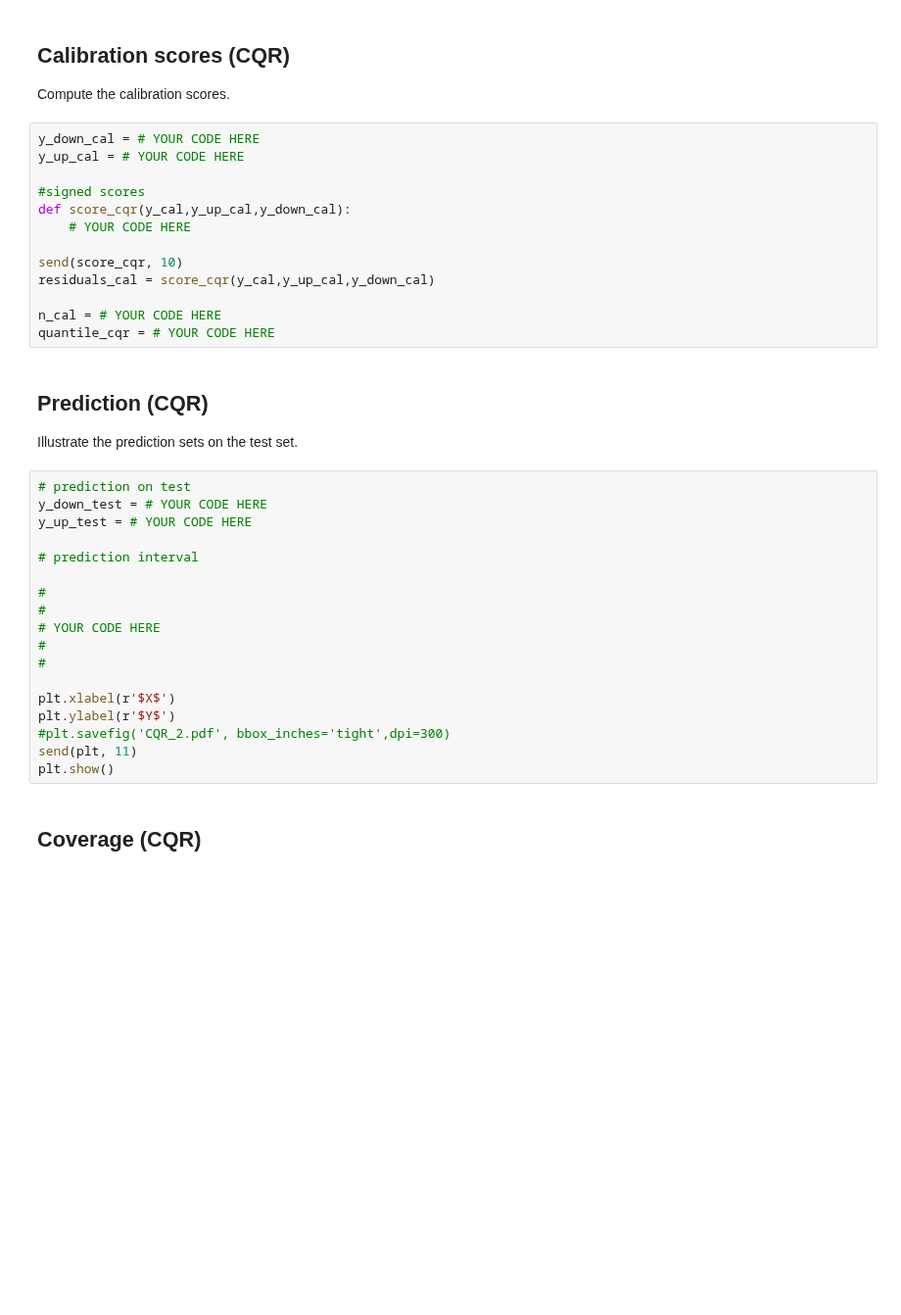
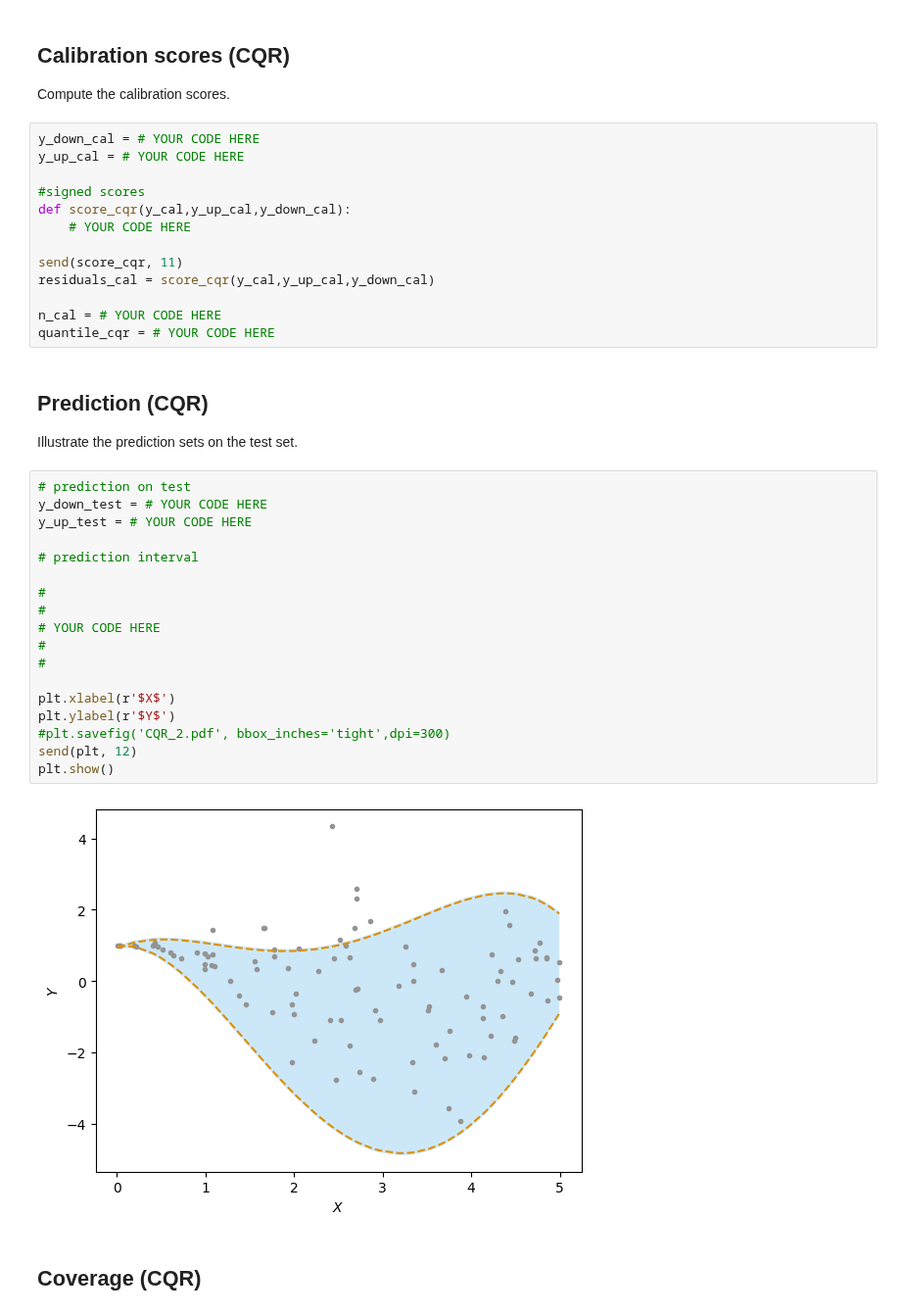
Before and after one commit to claireBoyer/tutorial-conformal-prediction, a Jupyter notebook: labs/TP_cp_init_student_version.ipynb, the cells around one changed output. Shown at 98% size. Cells and saved outputs as stored; diff of their text form; blank space fills up the shorter version.

```diff
--- a/labs/TP_cp_init_student_version.ipynb
+++ b/labs/TP_cp_init_student_version.ipynb
@@ -419,7 +455,7 @@ y_up_cal = # YOUR CODE HERE
 def score_cqr(y_cal,y_up_cal,y_down_cal):
     # YOUR CODE HERE
 
-send(score_cqr, 10)
+send(score_cqr, 11)
 residuals_cal = score_cqr(y_cal,y_up_cal,y_down_cal)
 
 n_cal = # YOUR CODE HERE
@@ -433,21 +469,23 @@ Illustrate the prediction sets on the test set.
 # %%
 # prediction on test
 y_down_test = # YOUR CODE HERE
 y_up_test = # YOUR CODE HERE
 
 # prediction interval
 
 #
 #
 # YOUR CODE HERE
 #
 #
 
 plt.xlabel(r'$X$')
 plt.ylabel(r'$Y$')
 #plt.savefig('CQR_2.pdf', bbox_inches='tight',dpi=300)
-send(plt, 11)
+send(plt, 12)
 plt.show()
+# %% [output]
+[figure, added]
 # %% [markdown]
 <div id="coverage-(CQR)"> </div>
 
```
Also changed, not shown: parts of 15 cells of this notebook, 2 other files.
